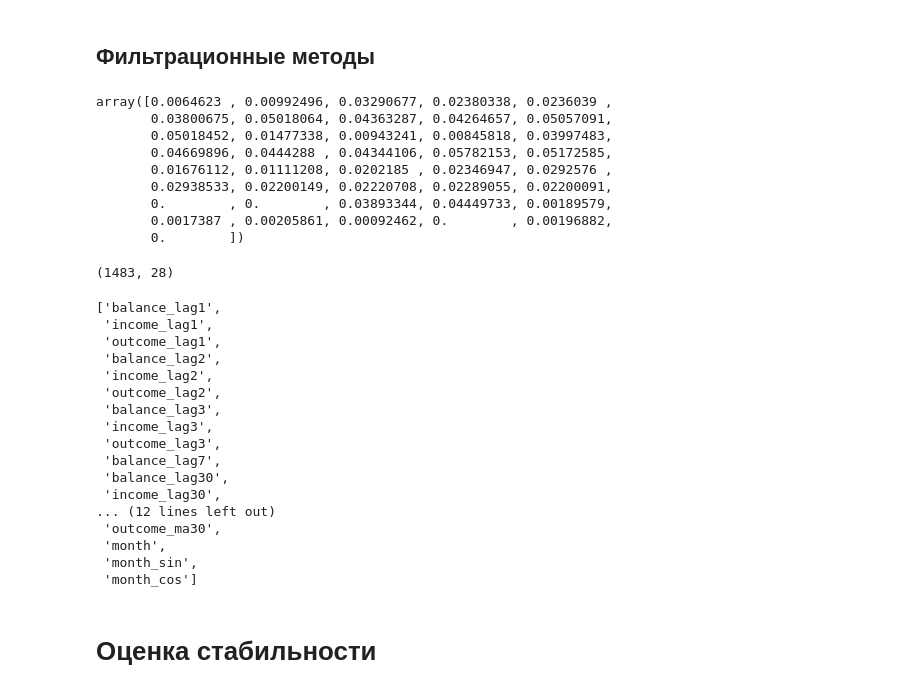
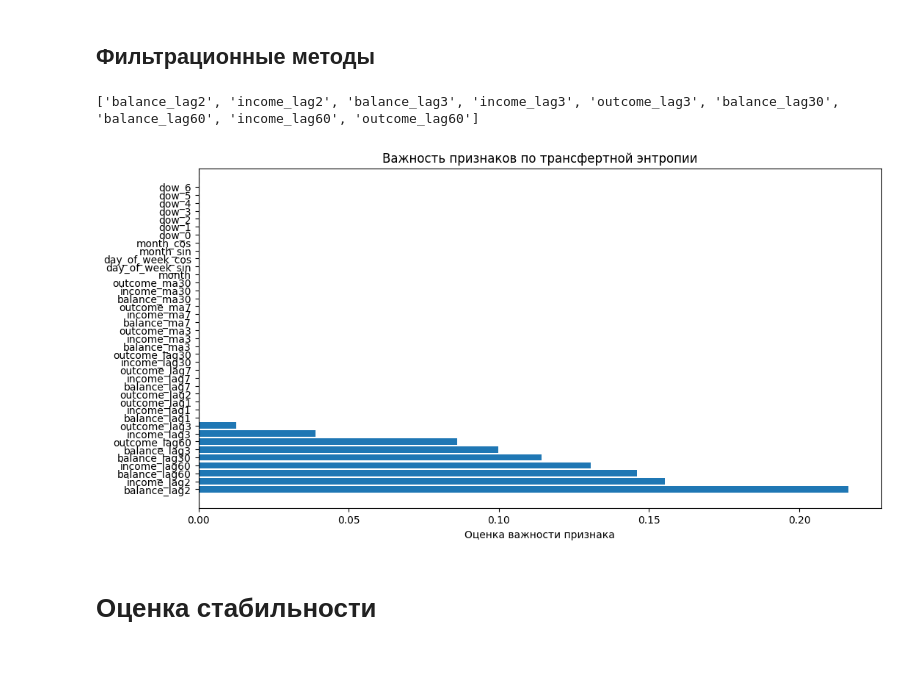
Before and after one commit to polyson28/TS_project, a Jupyter notebook: notebooks/feature_selection.ipynb, the cells around one changed output. Cells and saved outputs as stored; diff of their text form; code cells hidden in the pictures; blank space fills up the shorter version.

```diff
--- a/notebooks/feature_selection.ipynb
+++ b/notebooks/feature_selection.ipynb
@@ -159,46 +121,13 @@ for name, model in models_for_wrapper.items():
 # %% [markdown]
 ## Фильтрационные методы
-# %%
-# тестим feature selection
-# TODO: потом нужно сделать на всех признаках
-# TODO: порисерчить, как выбирать порог threshold для отбора признаков
-
-transfer_entropy = TransferEntropyFeatureSelection(k=5)
-transfer_entropy.fit(X=np.array(data_all.drop(['balance'], axis=1)), y=np.array(data_all['balance']))
-transfer_entropy.feature_importances_
-# %% [output]
-array([0.0064623 , 0.00992496, 0.03290677, 0.02380338, 0.0236039 ,
-       0.03800675, 0.05018064, 0.04363287, 0.04264657, 0.05057091,
-       0.05018452, 0.01477338, 0.00943241, 0.00845818, 0.03997483,
-       0.04669896, 0.0444288 , 0.04344106, 0.05782153, 0.05172585,
-       0.01676112, 0.01111208, 0.0202185 , 0.02346947, 0.0292576 ,
-       0.02938533, 0.02200149, 0.02220708, 0.02289055, 0.02200091,
-       0.        , 0.        , 0.03893344, 0.04449733, 0.00189579,
-       0.0017387 , 0.00205861, 0.00092462, 0.        , 0.00196882,
-       0.        ])
-# %%
-transfer_entropy.transform(X=np.array(data_all.drop(['balance'], axis=1))).shape
-# %% [output]
-(1483, 28)
-# %%
-transfer_entropy.selected_feature_names(data_all.drop(['balance'], axis=1).columns)
-# %% [output]
-['balance_lag1',
- 'income_lag1',
- 'outcome_lag1',
- 'balance_lag2',
- 'income_lag2',
- 'outcome_lag2',
- 'balance_lag3',
- 'income_lag3',
- 'outcome_lag3',
- 'balance_lag7',
- 'balance_lag30',
- 'income_lag30',
-... (12 lines left out)
- 'outcome_ma30',
- 'month',
- 'month_sin',
- 'month_cos']
+# %%
+filter = FilterMethod()
+filter.fit(features, target)
+
+print(filter.implement(k=5))
+filter.vizualize('Важность признаков по трансфертной энтропии')
+# %% [output]
+['balance_lag2', 'income_lag2', 'balance_lag3', 'income_lag3', 'outcome_lag3', 'balance_lag30', 'balance_lag60', 'income_lag60', 'outcome_lag60']
+[figure, added]
 # %% [markdown]
 # Оценка стабильности
```
Also changed, not shown: parts of 6 cells of this notebook, 1 other file.
